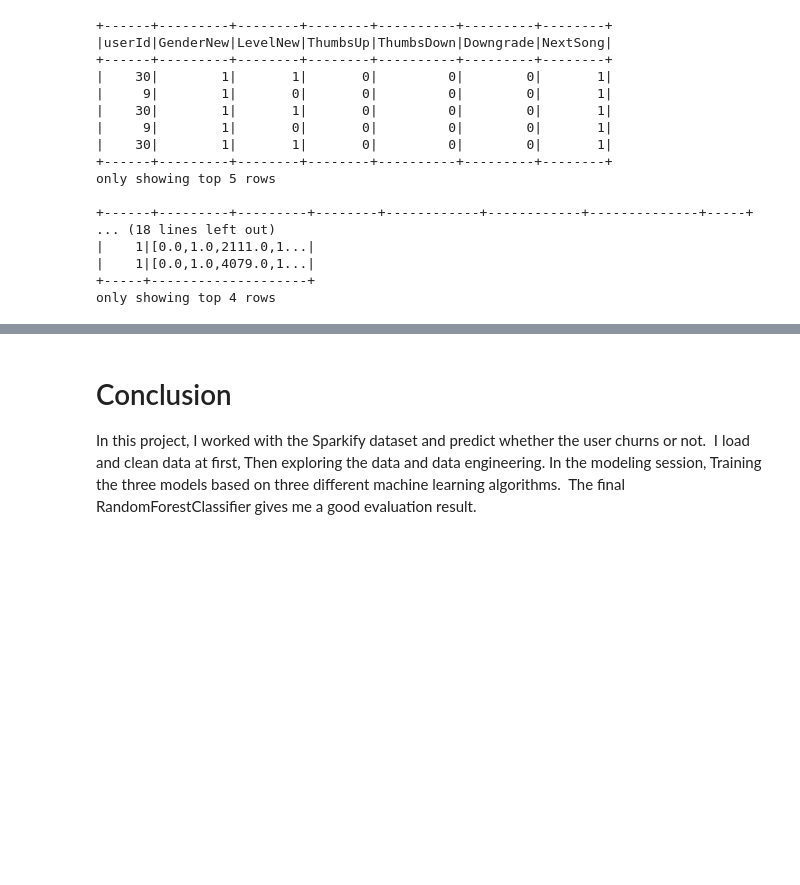
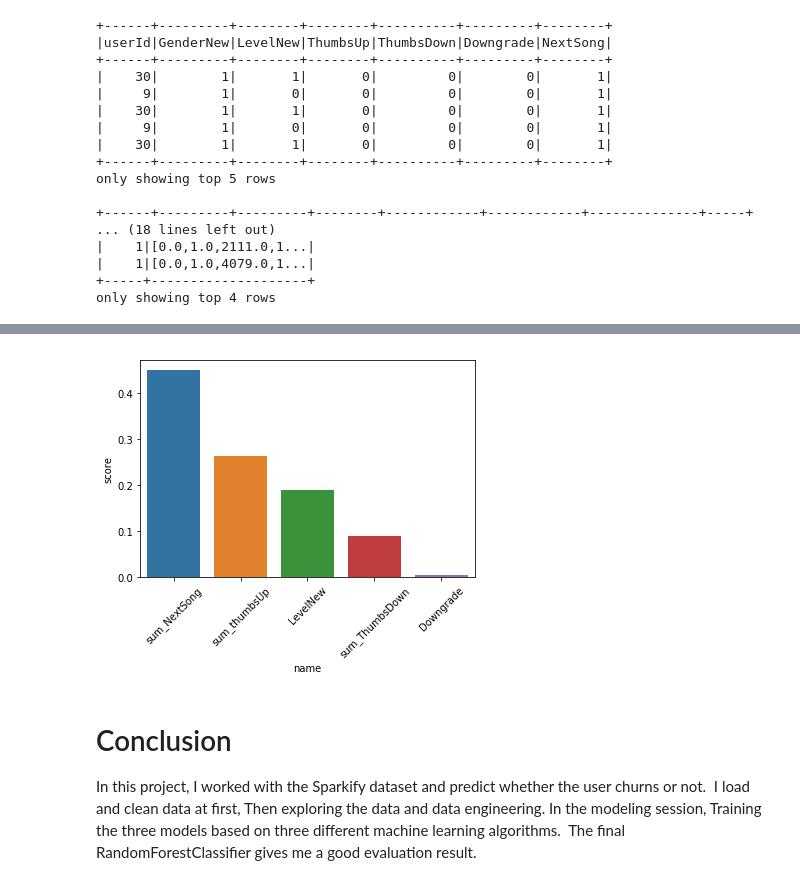
Before and after one commit to xyf3333/Sparkify, a Jupyter notebook: Sparkify.ipynb, the cells around one changed output, grey strips where cells are left out. Cells and saved outputs as stored; diff of their text form; code cells hidden in the pictures; blank space fills up the shorter version.

```diff
--- a/Sparkify.ipynb
+++ b/Sparkify.ipynb
@@ -647,3 +717,24 @@ F1 score = 0.844754
+# %%
+def ExtractFeatureImp(featureImp, dataset, featuresCol):
+
+    """
+    INPUT: features inportance, dataset, features
+    OUTPUT: bar plot about features improtance
+    """
+
+    list_extract = []
+    for i in dataset.schema[featuresCol].metadata["ml_attr"]["attrs"]:
+        list_extract = list_extract + dataset.schema[featuresCol].metadata["ml_attr"]["attrs"][i]
+    varlist = pd.DataFrame(list_extract)
+    varlist['score'] = varlist['idx'].apply(lambda x: featureImp[x])
+    varlist = varlist.sort_values('score', ascending = False)
+    sns.barplot(data = varlist, x = 'name', y = 'score')
+    plt.xticks(rotation = 45)
+    return
+# %%
+ExtractFeatureImp(best_model.stages[2].featureImportances, predictions, "features")
+# %% [output]
+[figure, added]
 # %% [markdown]
  # Conclusion
 In this project, I worked with the Sparkify dataset and predict whether the user churns or not.
```
Also changed, not shown: parts of 12 cells of this notebook.
